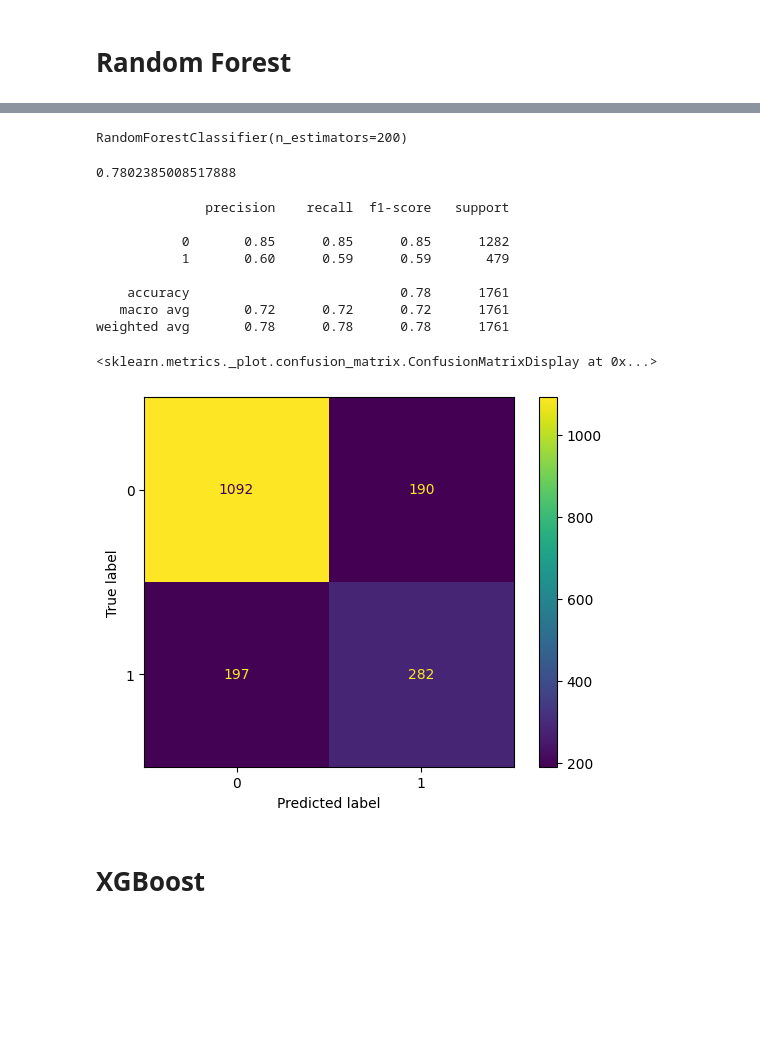
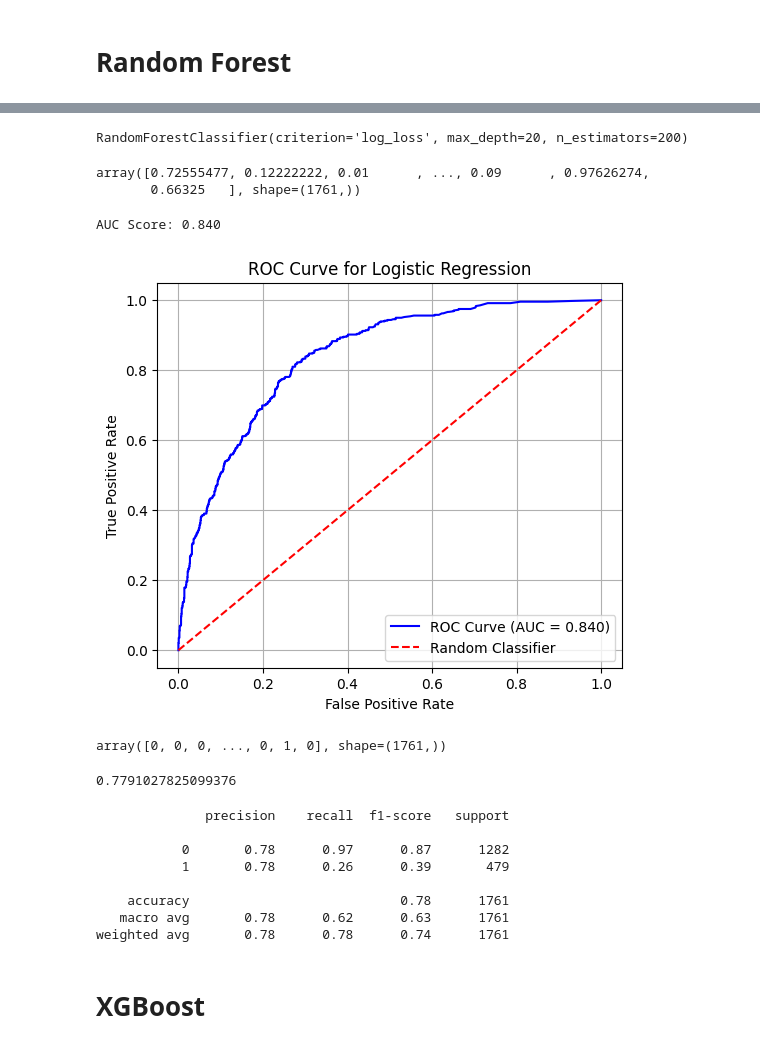
Before and after one commit to snehangshu2002/Customer-Churn-Prediction, a Jupyter notebook: customer.ipynb, the cells around one changed output, grey strips where cells are left out. Saved outputs shown, nothing was run; the diff lists cells and outputs as text; code cells hidden in the pictures; blank space fills up the shorter version.

Commit message:
check ROC and ACU for logistics

```diff
--- a/customer.ipynb
+++ b/customer.ipynb
@@ -577,12 +589,13 @@ from sklearn.ensemble import RandomForestClassifier
 # %%
 random_forest = RandomForestClassifier(class_weight = 'balanced')
 parameter = {
+    'criterion': ['gini', 'entropy', 'log_loss'],
     'n_estimators': [10, 50, 100, 200],
     'max_depth': [None, 10, 20, 30],
     'min_samples_split': [2, 5, 10],
     'min_samples_leaf': [1, 2, 4]
 }
-random_forest_cv = GridSearchCV(random_forest,param_grid = parameter,cv = 10 , scoring='accuracy')
+random_forest_cv = RandomizedSearchCV(random_forest,parameter,cv = 5 , scoring='accuracy')
 # %%
 random_forest_cv.fit(X_train_smote,y_train_smote)
 # %% [output]
@@ -603,5 +619,5 @@ print(random_forest_cv.best_score_)
 # %%
-random_forest = RandomForestClassifier(max_depth = None,min_samples_leaf = 1, min_samples_split= 2, n_estimators = 200)
+random_forest = RandomForestClassifier(criterion="log_loss",max_depth = 20,min_samples_leaf = 1, min_samples_split= 2, n_estimators = 200)
 random_forest.fit(X_train_smote,y_train_smote)
 # %% [output]
-RandomForestClassifier(n_estimators=200)
+RandomForestClassifier(criterion='log_loss', max_depth=20, n_estimators=200)
@@ -609,0 +624,27 @@ random_forest_predict_y = random_forest.predict(X_test_scaled)
+# %%
+y_pred_prob_rf=random_forest.predict_proba(X_test_scaled)[:,1]
+y_pred_prob_rf
+# %% [output]
+array([0.72555477, 0.12222222, 0.01      , ..., 0.09      , 0.97626274,
+       0.66325   ], shape=(1761,))
+# %%
+# Compute ROC curve
+fpr, tpr, thresholds = roc_curve(y_test, y_pred_prob_rf)
+# %%
+auc = roc_auc_score(y_test, y_pred_prob_rf)
+print(f"AUC Score: {auc:.3f}")
+# %% [output]
+AUC Score: 0.840
+# %%
+# Plot ROC curve
+plt.figure(figsize=(6, 5))
+plt.plot(fpr, tpr, color='blue', label=f'ROC Curve (AUC = {auc:.3f})')
+plt.plot([0, 1], [0, 1], color='red', linestyle='--', label='Random Classifier')
+plt.title('ROC Curve for Logistic Regression')
+plt.xlabel('False Positive Rate')
+plt.ylabel('True Positive Rate')
+plt.legend()
+plt.grid(True)
+plt.show()
+# %% [output]
+[figure, added]
@@ -610,25 +655,24 @@ random_forest_predict_y = random_forest.predict(X_test_scaled)
+# %%
+y_pred_new_rf
+# %% [output]
+array([0, 0, 0, ..., 0, 1, 0], shape=(1761,))
 # %%
-random_forest_acc = accuracy_score(y_test,random_forest_predict_y)
+random_forest_acc = accuracy_score(y_test,y_pred_new_rf)
 random_forest_acc
 # %% [output]
-0.7802385008517888
+0.7791027825099376
 # %%
-random_forest_classification_report = classification_report(y_test,random_forest_predict_y)
+random_forest_classification_report = classification_report(y_test,y_pred_new_rf)
 print(random_forest_classification_report)
 # %% [output]
               precision    recall  f1-score   support
 
-           0       0.85      0.85      0.85      1282
-           1       0.60      0.59      0.59       479
+           0       0.78      0.97      0.87      1282
+           1       0.78      0.26      0.39       479
 
     accuracy                           0.78      1761
-   macro avg       0.72      0.72      0.72      1761
-weighted avg       0.78      0.78      0.78      1761
+   macro avg       0.78      0.62      0.63      1761
+weighted avg       0.78      0.78      0.74      1761
-# %%
-sklearn.metrics.ConfusionMatrixDisplay.from_estimator(random_forest,X_test_scaled, y_test)
-# %% [output]
-<sklearn.metrics._plot.confusion_matrix.ConfusionMatrixDisplay at 0x...>
-[figure, removed]
 # %%
 import pickle
 
```
Also changed, not shown: parts of 16 cells of this notebook.
